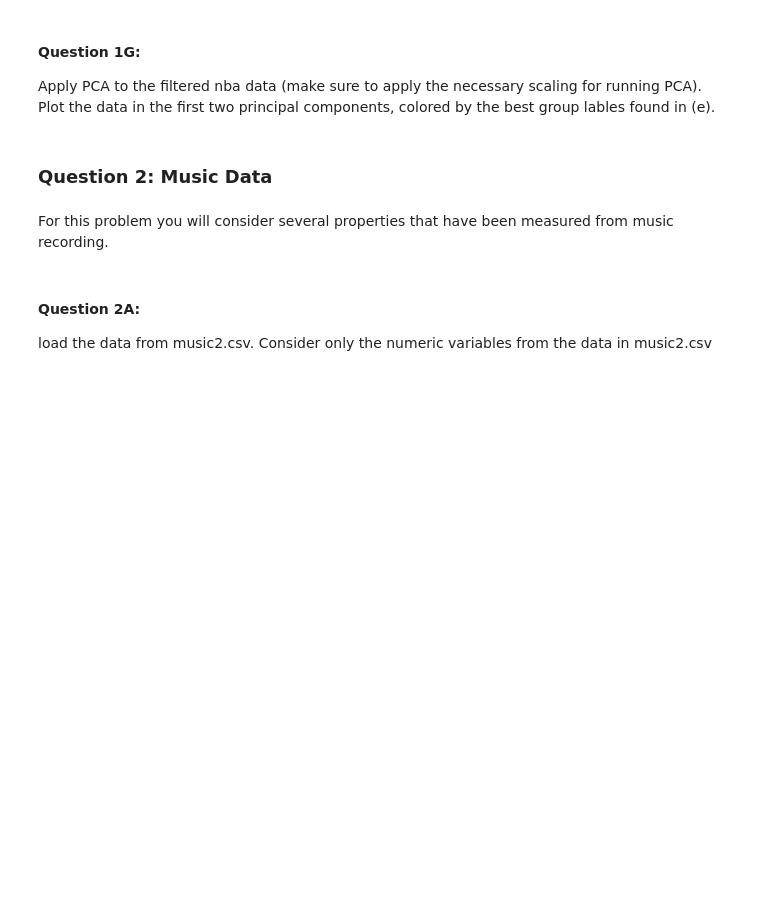
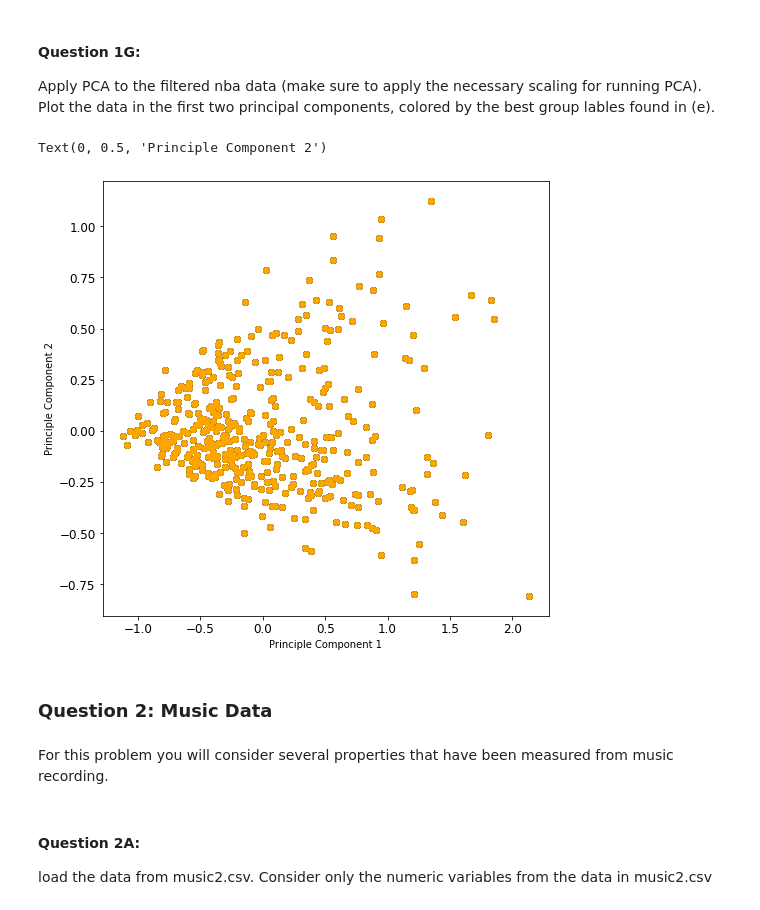
Before and after one commit to DevvyDont/DataMining, a Jupyter notebook: A4/A4_Group_Zamorano.ipynb, the cells around one changed output. Drawn from its saved outputs; the diff is of its cells as text; code cells hidden in the pictures; blank space fills up the shorter version.

```diff
--- a/A4/A4_Group_Zamorano.ipynb
+++ b/A4/A4_Group_Zamorano.ipynb
@@ -202,6 +347,34 @@ Report the same statistics as in (e), but using the original data scaling (rever
 # %% [markdown]
 #### Question 1G:
 Apply PCA to the filtered nba data (make sure to apply the necessary scaling for running PCA). Plot the data in the first two principal components, colored by the best group lables found in (e).
+# %%
+from sklearn.decomposition import PCA
+
+#Obtain principal components
+pca = PCA().fit(df_players_20plus_games_filtered)
+
+pc = pca.transform(df_players_20plus_games_filtered)
+pc1 = pc[:,0]
+pc2 = pc[:,1]
+
+colors = ['red', 'blue', 'green', 'orange']
+cols = ['Avg MP', 'Avg FG', 'Avg 3P', 'Avg FT']
+
+fig = plt.figure(figsize=(8,8))
+ax = fig.add_subplot(1,1,1)
+
+#Plot principal components
+
+for color, col in zip(colors, cols):
+    plt.scatter(pc1, pc2, c=color)
+
+plt.yticks(size=12)
+plt.xticks(size=12)
+plt.xlabel('Principle Component 1')
+plt.ylabel('Principle Component 2')
+# %% [output]
+Text(0, 0.5, 'Principle Component 2')
+[figure, added]
 # %% [markdown]
 ### Question 2: Music Data
 # %% [markdown]
```
Also changed, not shown: parts of 4 cells of this notebook.
